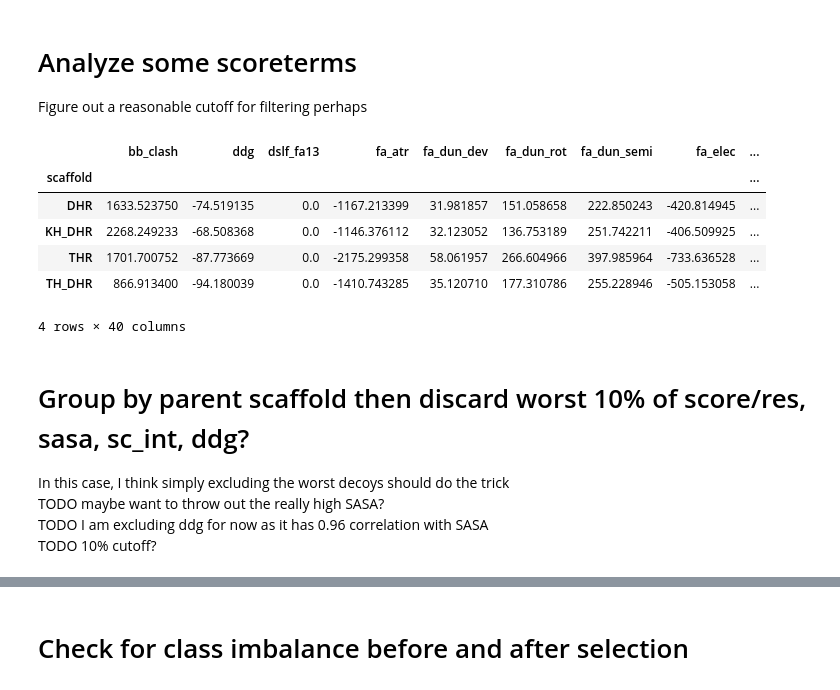
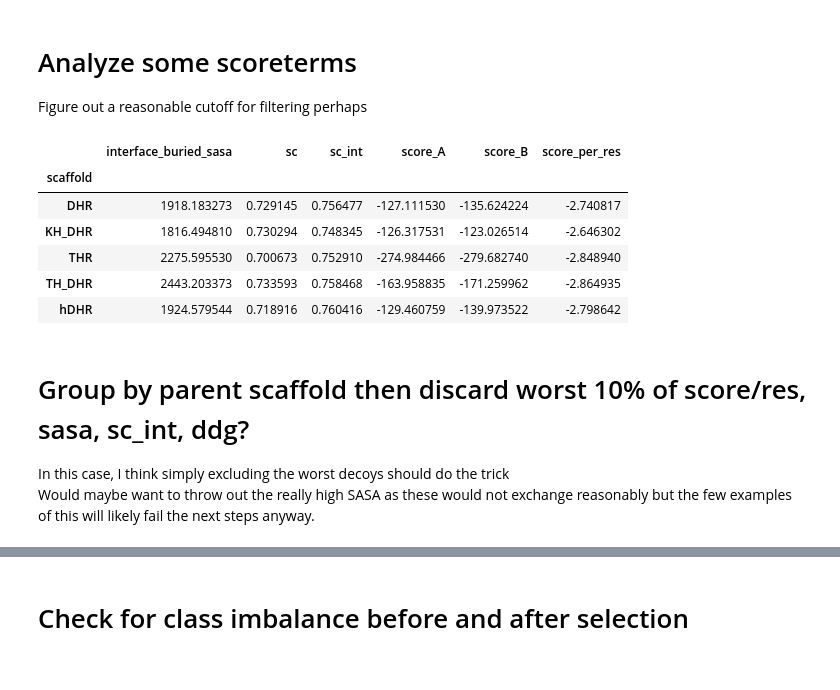
Before and after one commit to proleu/hinges, a Jupyter notebook: 02_design_and_filter.ipynb, the cells around one changed output, grey strips where cells are left out. Cells and saved outputs as stored; diff of their text form; code cells hidden in the pictures.

```diff
--- a/02_design_and_filter.ipynb
+++ b/02_design_and_filter.ipynb
@@ -400,21 +373,37 @@ set()
 # %% [markdown]
 # Analyze some scoreterms
 Figure out a reasonable cutoff for filtering perhaps
-# %%
-scores_df.groupby(["scaffold"]).mean()
-# %% [output]
-|  | bb_clash | ddg | dslf_fa13 | fa_atr | fa_dun_dev | fa_dun_rot | fa_dun_semi | fa_elec | ... |
-| scaffold |  |  |  |  |  |  |  |  | ... |
-| DHR | 1633.523750 | -74.519135 | 0.0 | -1167.213399 | 31.981857 | 151.058658 | 222.850243 | -420.814945 | ... |
-| KH_DHR | 2268.249233 | -68.508368 | 0.0 | -1146.376112 | 32.123052 | 136.753189 | 251.742211 | -406.509925 | ... |
-| THR | 1701.700752 | -87.773669 | 0.0 | -2175.299358 | 58.061957 | 266.604966 | 397.985964 | -733.636528 | ... |
-| TH_DHR | 866.913400 | -94.180039 | 0.0 | -1410.743285 | 35.120710 | 177.310786 | 255.228946 | -505.153058 | ... |
-4 rows × 40 columns
+# %%
+def parent2scaffold(row):
+    parent = row["parent"]
+    if "THR" in parent:
+        scaffold = "THR"
+    elif "TH_DHR" in parent:
+        scaffold = "TH_DHR"
+    elif "KH_" in parent:
+        scaffold = "KH_DHR"
+    elif "hDHR" in parent:
+        scaffold = "hDHR"
+    elif "DHR" in parent:
+        scaffold = "DHR"
+    else:
+        raise RuntimeError
+    return scaffold
+
+
+scores_df["scaffold"] = scores_df.apply(parent2scaffold, axis=1)
+scores_df.groupby(["scaffold"]).mean()
+# %% [output]
+|  | interface_buried_sasa | sc | sc_int | score_A | score_B | score_per_res |
+| scaffold |  |  |  |  |  |  |
+| DHR | 1918.183273 | 0.729145 | 0.756477 | -127.111530 | -135.624224 | -2.740817 |
+| KH_DHR | 1816.494810 | 0.730294 | 0.748345 | -126.317531 | -123.026514 | -2.646302 |
+| THR | 2275.595530 | 0.700673 | 0.752910 | -274.984466 | -279.682740 | -2.848940 |
+| TH_DHR | 2443.203373 | 0.733593 | 0.758468 | -163.958835 | -171.259962 | -2.864935 |
+| hDHR | 1924.579544 | 0.718916 | 0.760416 | -129.460759 | -139.973522 | -2.798642 |
 # %% [markdown]
 # Group by parent scaffold then discard worst 10% of score/res, sasa, sc_int, ddg?
 In this case, I think simply excluding the worst decoys should do the trick
-TODO maybe want to throw out the really high SASA?
-TODO I am excluding ddg for now as it has 0.96 correlation with SASA
-TODO 10% cutoff?
+Would maybe want to throw out the really high SASA as these would not exchange reasonably but the few examples of this will likely fail the next steps anyway.
 # %%
 unique_parents = set(scores_df.parent.values)
```
Also changed, not shown: parts of 15 cells of this notebook, 3 other files.
